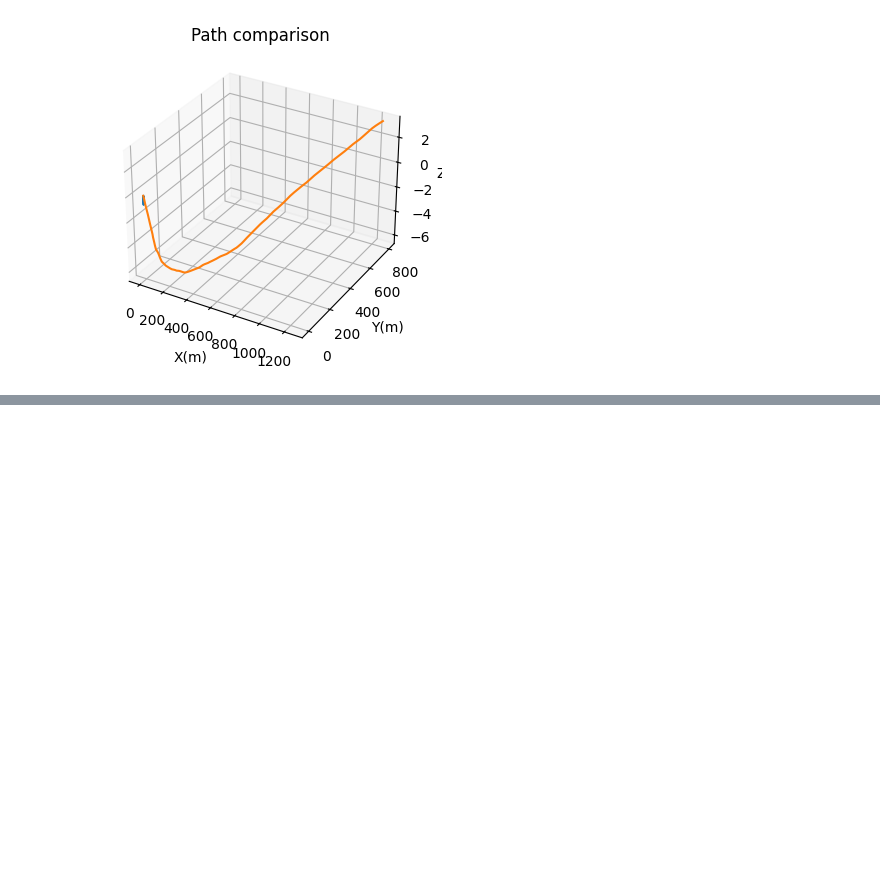
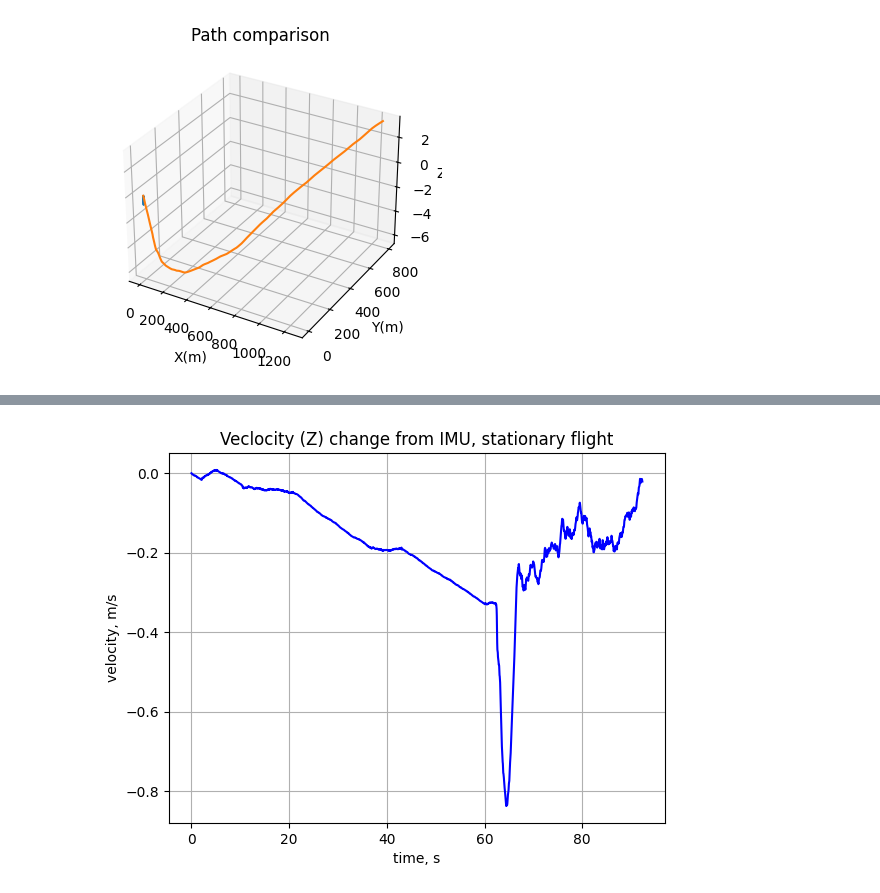
Before and after one commit to diplodocuslongus/ardupilot2know, a Jupyter notebook: param_log_msg/load_ardupilot_bin_imu.ipynb, the cells around one changed output, grey strips where cells are left out. Cells and saved outputs as stored; diff of their text form; code cells hidden in the pictures; blank space fills up the shorter version.

```diff
--- a/param_log_msg/load_ardupilot_bin_imu.ipynb
+++ b/param_log_msg/load_ardupilot_bin_imu.ipynb
@@ -476,0 +568,14 @@ plt.show()
+# %%
+fig,ax = plt.subplots(1)
+# ax.plot(time,velmag_x,'r')
+# ax.plot(time,velmag_y,'g')
+ax.plot(time,velmag_z,'b')
+ax.set_title('Veclocity (Z) change from IMU, stationary flight')
+ax.set_ylabel('velocity, m/s')
+ax.set_xlabel('time, s')
+ax.grid()
+plt.savefig("velocity_z_only_log_stationary.png", format='png')
+
+plt.show()
+# %% [output]
+[figure, added]
```
Also changed, not shown: parts of 28 cells of this notebook, 5 other files.
